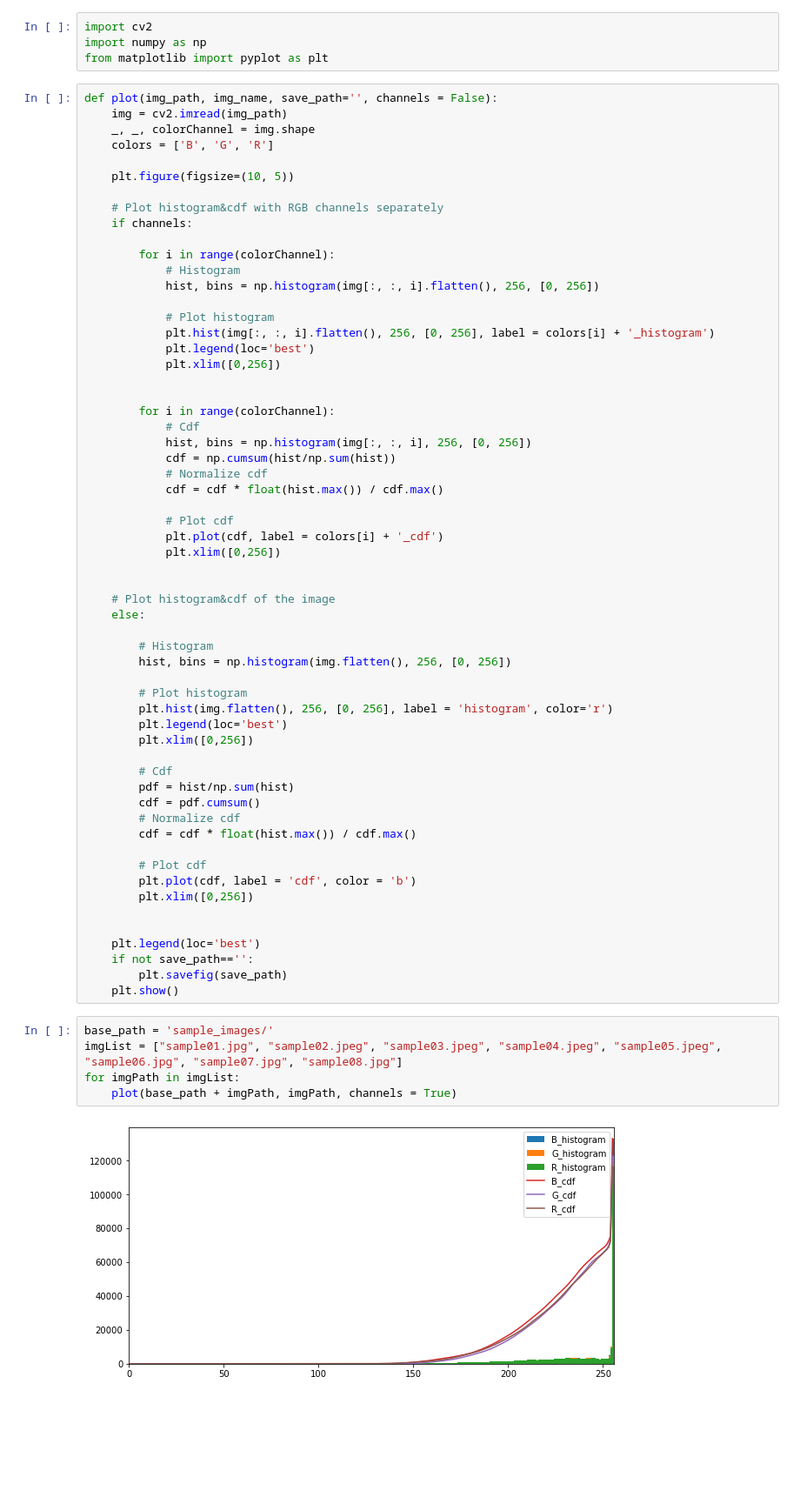
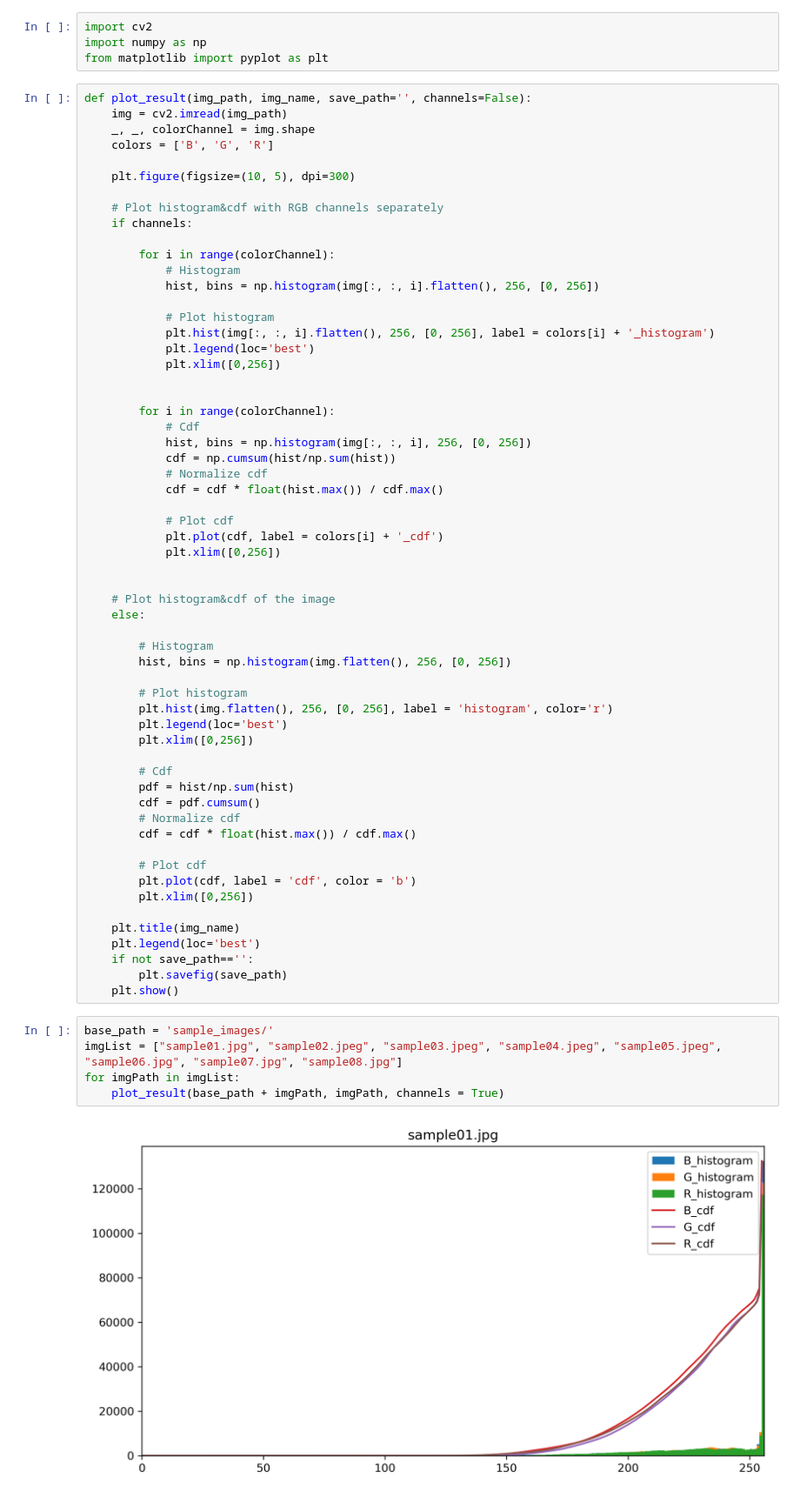
Before and after one commit to Thumbby/AI6121_CV, a Jupyter notebook: assignment_1/Plot.ipynb, the cells around one changed output. Shown at 87% size. Saved outputs shown, nothing was run; the diff lists cells and outputs as text; blank space fills up the shorter version.

```diff
--- a/assignment_1/Plot.ipynb
+++ b/assignment_1/Plot.ipynb
@@ -3,12 +3,12 @@ import cv2
 import numpy as np
 from matplotlib import pyplot as plt
 # %%
-def plot(img_path, img_name, save_path='', channels = False):
+def plot_result(img_path, img_name, save_path='', channels=False):
     img = cv2.imread(img_path)
     _, _, colorChannel = img.shape
     colors = ['B', 'G', 'R']
 
-    plt.figure(figsize=(10, 5))
+    plt.figure(figsize=(10, 5), dpi=300)
 
     # Plot histogram&cdf with RGB channels separately
     if channels:
@@ -56,7 +56,7 @@ def plot(img_path, img_name, save_path='', channels = False):
         plt.plot(cdf, label = 'cdf', color = 'b')
         plt.xlim([0,256])
 
-
+    plt.title(img_name)
     plt.legend(loc='best')
     if not save_path=='':
         plt.savefig(save_path)
@@ -64,7 +64,7 @@ def plot(img_path, img_name, save_path='', channels = False):
 # %%
 base_path = 'sample_images/'
 imgList = ["sample01.jpg", "sample02.jpeg", "sample03.jpeg", "sample04.jpeg", "sample05.jpeg", "sample06.jpg", "sample07.jpg", "sample08.jpg"]
 for imgPath in imgList:
-    plot(base_path + imgPath, imgPath, channels = True)
+    plot_result(base_path + imgPath, imgPath, channels = True)
 # %% [output]
-[figure, old version]
+[figure, new version]
```
Also changed, not shown: parts of 1 cell of this notebook, 8 other files.
